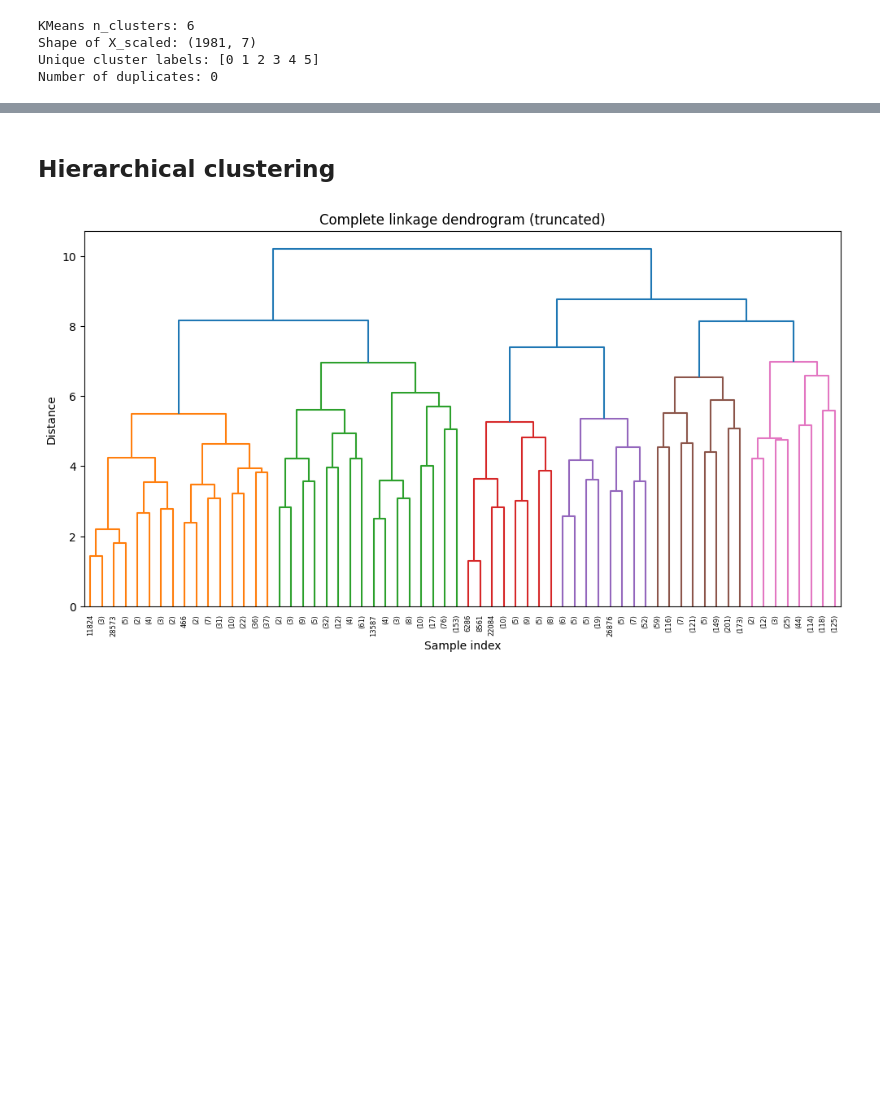
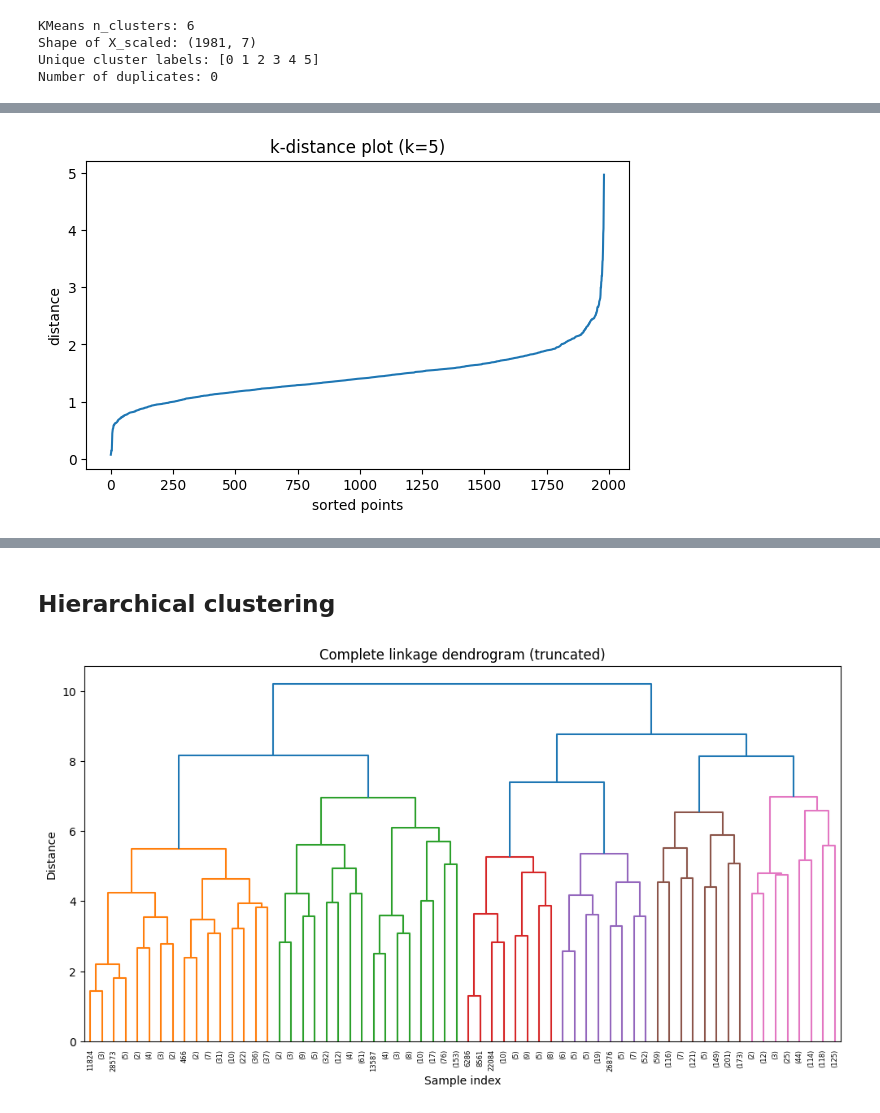
Before and after one commit to Project-cu-i-k/final_project_group4, a Jupyter notebook: python_project.ipynb, the cells around one changed output, grey strips where cells are left out. Saved outputs shown, nothing was run; the diff lists cells and outputs as text; code cells hidden in the pictures; blank space fills up the shorter version.

```diff
--- a/python_project.ipynb
+++ b/python_project.ipynb
@@ -331,0 +367,11 @@ Number of duplicates: 0
+# %%
+use = ['Area','Frontage','Bedrooms','Bathrooms', 'Access_Road','House_direction','Balcony_direction', 'Floors','Legal_status','Furniture_state', 'Price']
+df = vietnam_housing[use].dropna().copy()
+
+# log-transform cho biến lệch
+for col in ['Area','Frontage','Price']:
+    df[col] = np.log1p(df[col])
+
+# chuẩn hóa
+from sklearn.preprocessing import StandardScaler
+X = StandardScaler().fit_transform(df)
@@ -331,0 +397,12 @@ Number of duplicates: 0
+# %%
+for col in ['Access_Road', 'Area']:
+    vietnam_housing[col] = np.log1p(vietnam_housing[col])
+k = 5  # ~ min_samples
+nbrs = NearestNeighbors(n_neighbors=k).fit(X)
+dist, _ = nbrs.kneighbors(X)
+kdist = np.sort(dist[:, -1])  # khoảng cách tới hàng xóm thứ k
+plt.figure(figsize=(7,4))
+plt.plot(kdist); plt.title("k-distance plot (k=5)")
+plt.ylabel("distance"); plt.xlabel("sorted points"); plt.show()
+# %% [output]
+[figure, added]
```
Also changed, not shown: parts of 15 cells of this notebook.
